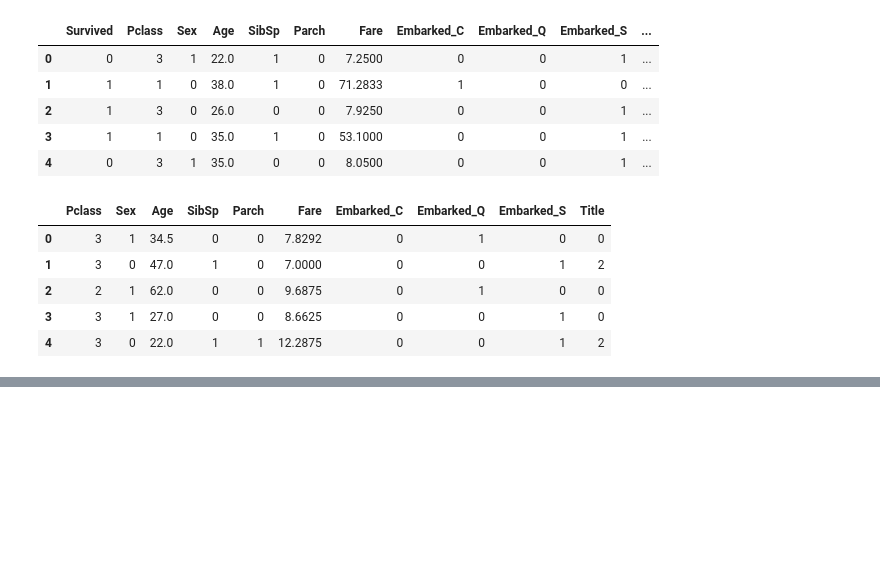
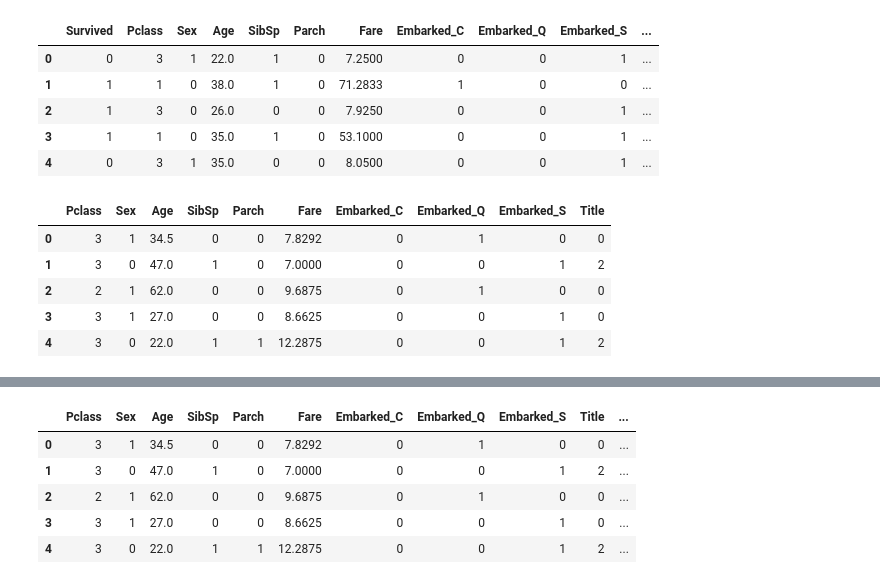
Before and after one commit to FemasAriandaRizki/titanic_classification, a Jupyter notebook: Untitled6.ipynb, the cells around one changed output, grey strips where cells are left out. Cells and saved outputs as stored; diff of their text form; code cells hidden in the pictures; blank space fills up the shorter version.

Commit message:
Data Modelling

```diff
--- a/Untitled6.ipynb
+++ b/Untitled6.ipynb
@@ -557,0 +599,3 @@ test.head()
+# %%
+train_data = train.drop("Survived", axis = 1)
+target = train['Survived']
@@ -557,0 +639,3 @@ test.head()
+# %%
+clf = GaussianNB()
+clf.fit(train_data, target)
@@ -557,0 +644,9 @@ test.head()
+# %%
+prediction = clf.predict(test)
+# %%
+df_test = pd.read_csv("test.csv")
+submission = pd.DataFrame({
+  "PassengerId": df_test["PassengerId"],
+  "Survived": prediction
+})
+submission.head()
@@ -557,0 +662,10 @@ test.head()
+# %%
+test['Survived'] = submission['Survived']
+test.head()
+# %% [output]
+|  | Pclass | Sex | Age | SibSp | Parch | Fare | Embarked_C | Embarked_Q | Embarked_S | Title | ... |
+| 0 | 3 | 1 | 34.5 | 0 | 0 | 7.8292 | 0 | 1 | 0 | 0 | ... |
+| 1 | 3 | 0 | 47.0 | 1 | 0 | 7.0000 | 0 | 0 | 1 | 2 | ... |
+| 2 | 2 | 1 | 62.0 | 0 | 0 | 9.6875 | 0 | 1 | 0 | 0 | ... |
+| 3 | 3 | 1 | 27.0 | 0 | 0 | 8.6625 | 0 | 0 | 1 | 0 | ... |
+| 4 | 3 | 0 | 22.0 | 1 | 1 | 12.2875 | 0 | 0 | 1 | 2 | ... |
```
Also changed, not shown: parts of 20 cells of this notebook, 1 other file.
